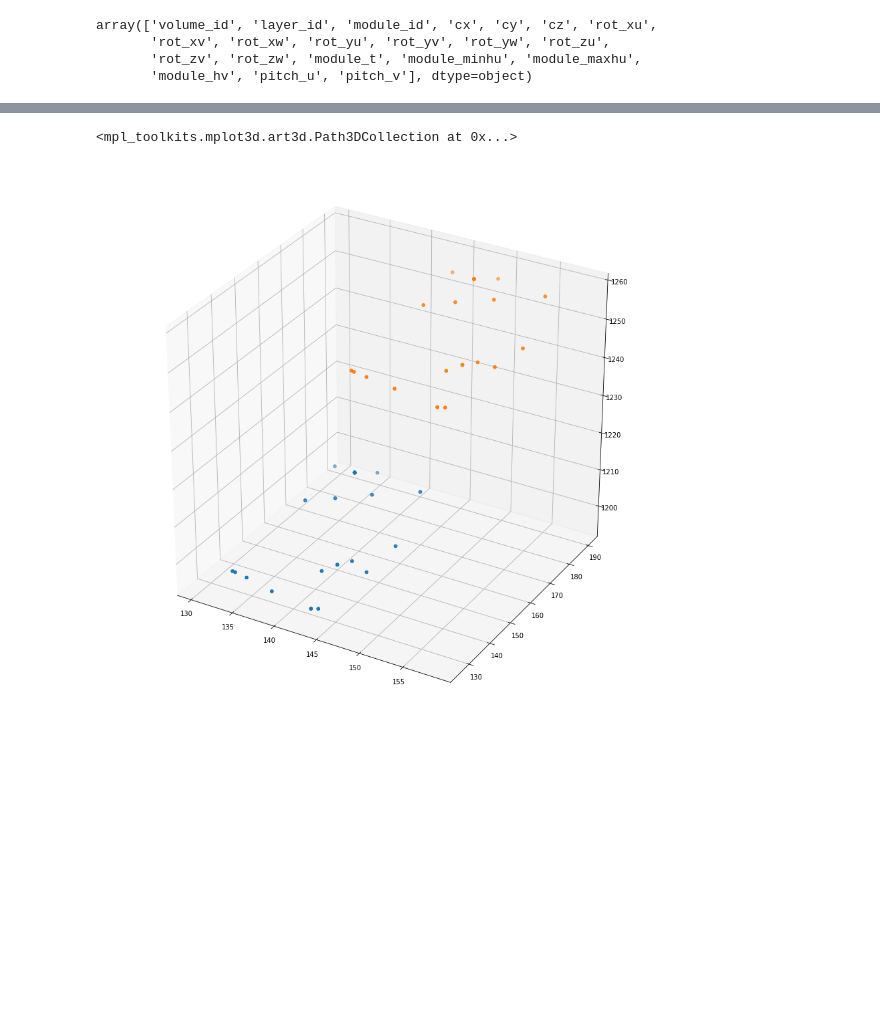
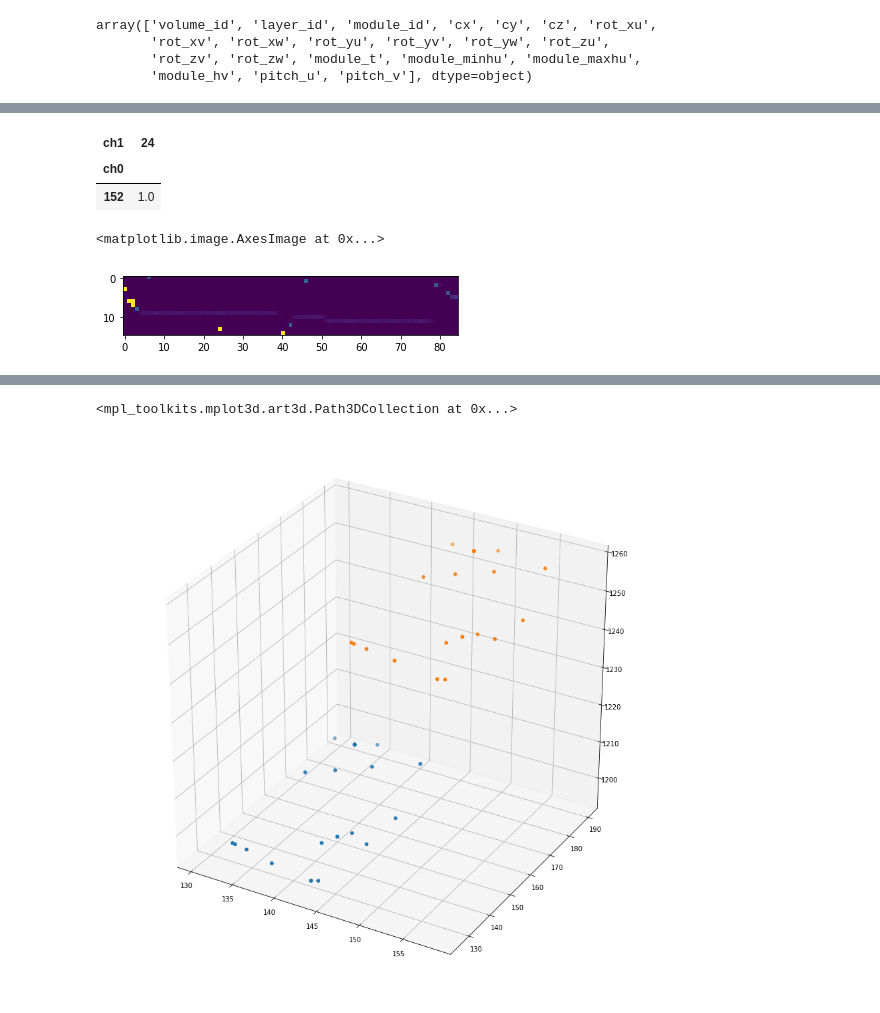
Before and after one commit to fartuk/TrackML, a Jupyter notebook: known_momentum.ipynb, the cells around one changed output, grey strips where cells are left out. Cells and saved outputs as stored; diff of their text form; code cells hidden in the pictures; blank space fills up the shorter version.

```diff
--- a/known_momentum.ipynb
+++ b/known_momentum.ipynb
@@ -164,0 +254,11 @@ def translate(x, y, z, idx):
+# %%
+img
+# %% [output]
+| ch1 | 24 |
+| ch0 |  |
+| 152 | 1.0 |
+# %%
+plt.imshow(img)
+# %% [output]
+<matplotlib.image.AxesImage at 0x...>
+[figure, added]
```
Also changed, not shown: parts of 46 cells of this notebook, 5 other files.
